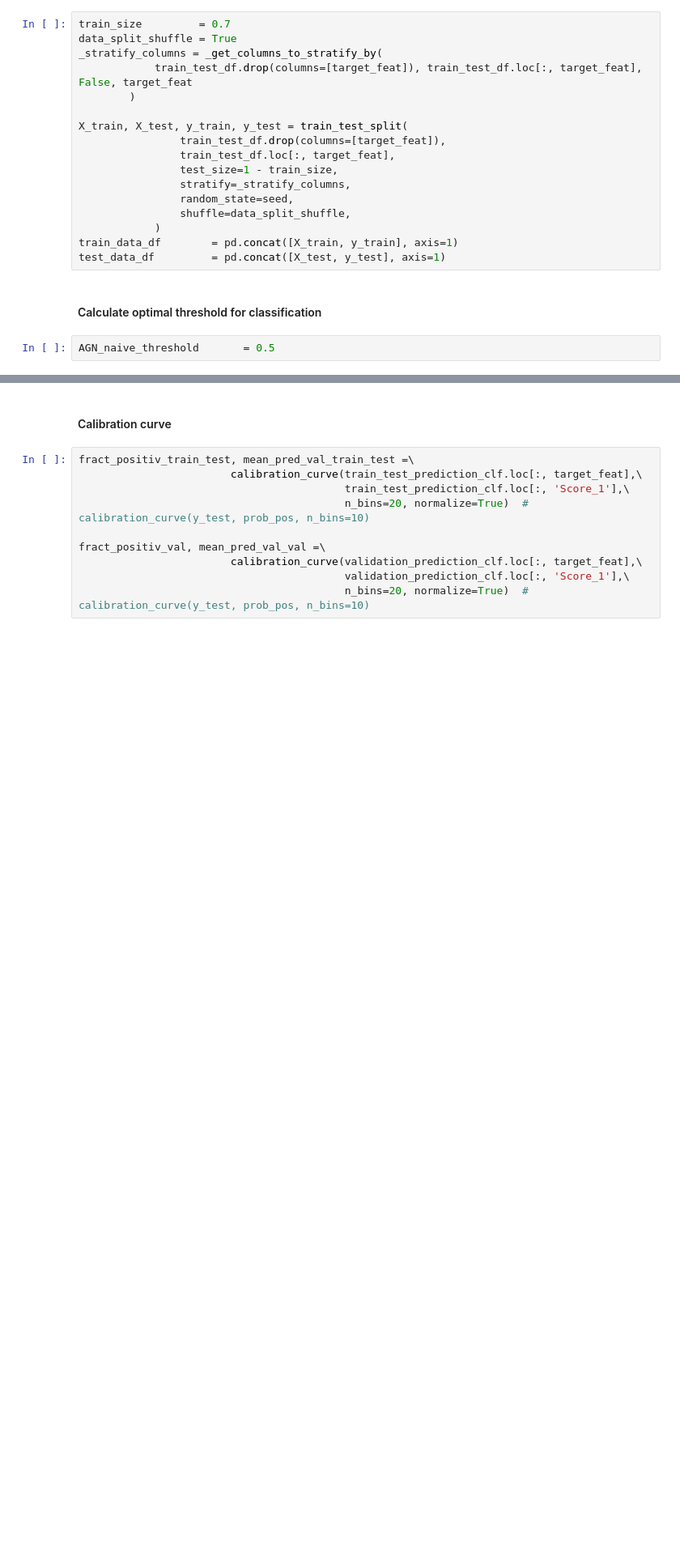
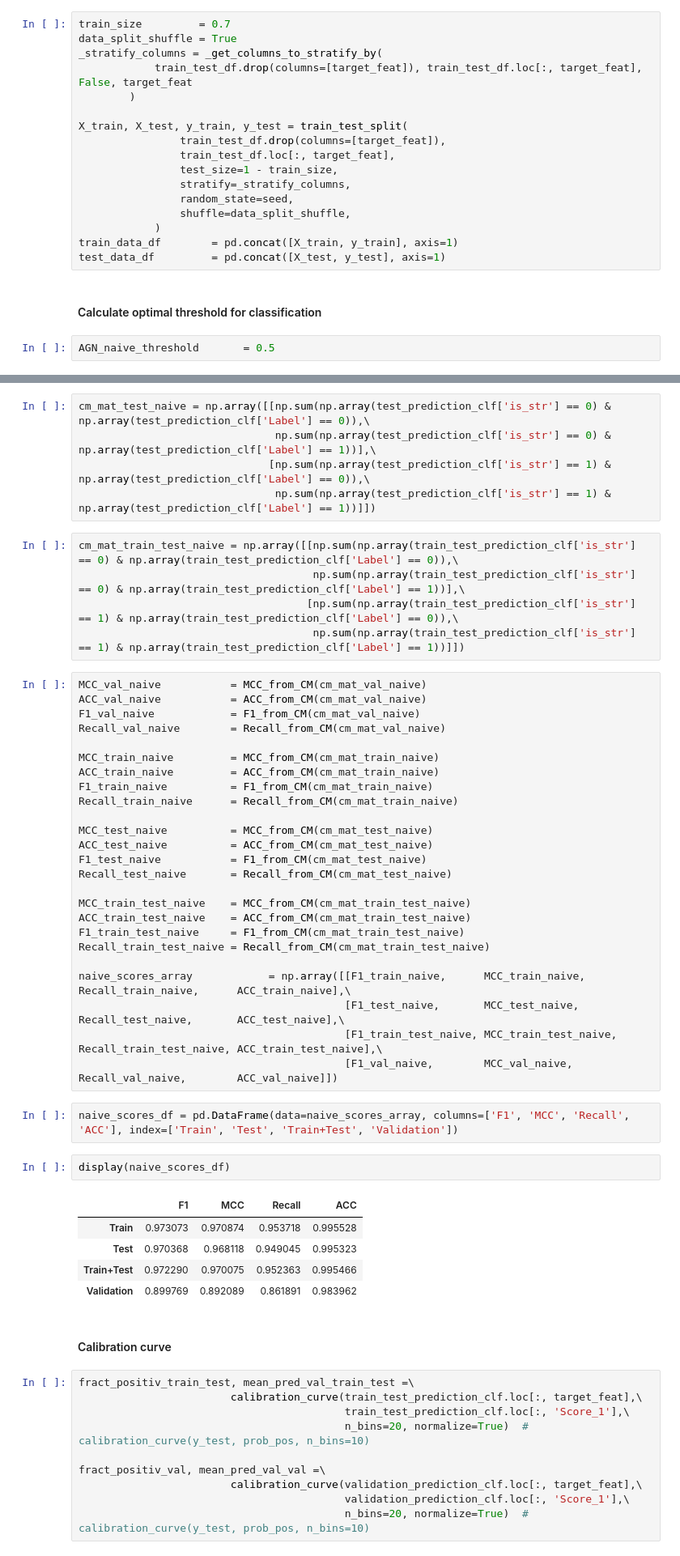
Before and after one commit to racarvajal/Pipeline_RG_z_ML, a Jupyter notebook: ML_26.ipynb, the cells around one changed output, grey strips where cells are left out. Shown at 81% size. Cells and saved outputs as stored; diff of their text form; blank space fills up the shorter version.

```diff
--- a/ML_26.ipynb
+++ b/ML_26.ipynb
@@ -985,3 +989,48 @@ train_test_prediction_clf = pyc.predict_model(final_AGN_clf, data=train_test_df,
+# %%
+cm_mat_test_naive = np.array([[np.sum(np.array(test_prediction_clf['is_str'] == 0) & np.array(test_prediction_clf['Label'] == 0)),\
+                               np.sum(np.array(test_prediction_clf['is_str'] == 0) & np.array(test_prediction_clf['Label'] == 1))],\
+                              [np.sum(np.array(test_prediction_clf['is_str'] == 1) & np.array(test_prediction_clf['Label'] == 0)),\
+                               np.sum(np.array(test_prediction_clf['is_str'] == 1) & np.array(test_prediction_clf['Label'] == 1))]])
+# %%
+cm_mat_train_test_naive = np.array([[np.sum(np.array(train_test_prediction_clf['is_str'] == 0) & np.array(train_test_prediction_clf['Label'] == 0)),\
+                                     np.sum(np.array(train_test_prediction_clf['is_str'] == 0) & np.array(train_test_prediction_clf['Label'] == 1))],\
+                                    [np.sum(np.array(train_test_prediction_clf['is_str'] == 1) & np.array(train_test_prediction_clf['Label'] == 0)),\
+                                     np.sum(np.array(train_test_prediction_clf['is_str'] == 1) & np.array(train_test_prediction_clf['Label'] == 1))]])
+# %%
+MCC_val_naive           = MCC_from_CM(cm_mat_val_naive)
+ACC_val_naive           = ACC_from_CM(cm_mat_val_naive)
+F1_val_naive            = F1_from_CM(cm_mat_val_naive)
+Recall_val_naive        = Recall_from_CM(cm_mat_val_naive)
+
+MCC_train_naive         = MCC_from_CM(cm_mat_train_naive)
+ACC_train_naive         = ACC_from_CM(cm_mat_train_naive)
+F1_train_naive          = F1_from_CM(cm_mat_train_naive)
+Recall_train_naive      = Recall_from_CM(cm_mat_train_naive)
+
+MCC_test_naive          = MCC_from_CM(cm_mat_test_naive)
+ACC_test_naive          = ACC_from_CM(cm_mat_test_naive)
+F1_test_naive           = F1_from_CM(cm_mat_test_naive)
+Recall_test_naive       = Recall_from_CM(cm_mat_test_naive)
+
+MCC_train_test_naive    = MCC_from_CM(cm_mat_train_test_naive)
+ACC_train_test_naive    = ACC_from_CM(cm_mat_train_test_naive)
+F1_train_test_naive     = F1_from_CM(cm_mat_train_test_naive)
+Recall_train_test_naive = Recall_from_CM(cm_mat_train_test_naive)
+
+naive_scores_array            = np.array([[F1_train_naive,      MCC_train_naive,      Recall_train_naive,      ACC_train_naive],\
+                                          [F1_test_naive,       MCC_test_naive,       Recall_test_naive,       ACC_test_naive],\
+                                          [F1_train_test_naive, MCC_train_test_naive, Recall_train_test_naive, ACC_train_test_naive],\
+                                          [F1_val_naive,        MCC_val_naive,        Recall_val_naive,        ACC_val_naive]])
+# %%
+naive_scores_df = pd.DataFrame(data=naive_scores_array, columns=['F1', 'MCC', 'Recall', 'ACC'], index=['Train', 'Test', 'Train+Test', 'Validation'])
+# %%
+display(naive_scores_df)
+# %% [output]
+|  | F1 | MCC | Recall | ACC |
+| Train | 0.973073 | 0.970874 | 0.953718 | 0.995528 |
+| Test | 0.970368 | 0.968118 | 0.949045 | 0.995323 |
+| Train+Test | 0.972290 | 0.970075 | 0.952363 | 0.995466 |
+| Validation | 0.899769 | 0.892089 | 0.861891 | 0.983962 |
 # %% [markdown]
 #### Calibration curve
 # %%
```
Also changed, not shown: parts of 11 cells of this notebook, 2 other files.
